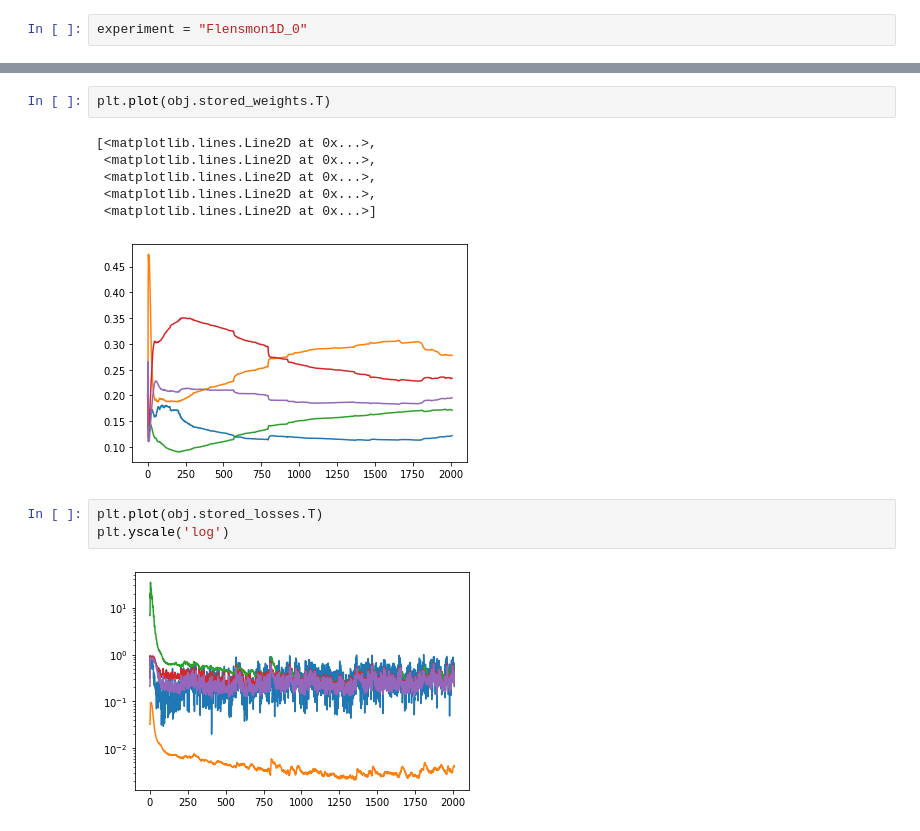
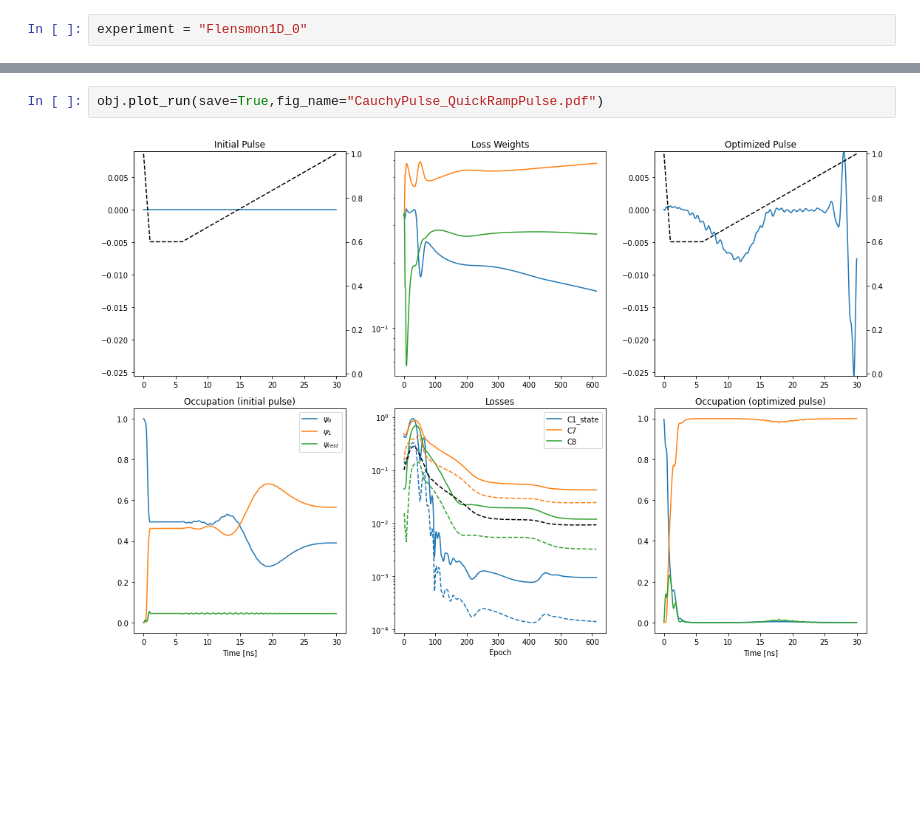
Before and after one commit to Vinther901/Quantum-Optimal-Control, a Jupyter notebook: 1DToyExample/RunExperiments.ipynb, the cells around one changed output, grey strips where cells are left out. Saved outputs shown, nothing was run; the diff lists cells and outputs as text; blank space fills up the shorter version.

```diff
--- a/1DToyExample/RunExperiments.ipynb
+++ b/1DToyExample/RunExperiments.ipynb
@@ -70,14 +70,4 @@ Ended at step: 4006, with loss: 0.3014911689754297 and runtime: 1381.94447350502
-# %%
-plt.plot(obj.stored_weights.T)
-# %% [output]
-[<matplotlib.lines.Line2D at 0x...>,
- <matplotlib.lines.Line2D at 0x...>,
- <matplotlib.lines.Line2D at 0x...>,
- <matplotlib.lines.Line2D at 0x...>,
- <matplotlib.lines.Line2D at 0x...>]
-[figure, removed]
-# %%
-plt.plot(obj.stored_losses.T)
-plt.yscale('log')
-# %% [output]
-[figure, removed]
+# %%
+obj.plot_run(save=True,fig_name="CauchyPulse_QuickRampPulse.pdf")
+# %% [output]
+[figure, added]
```
Also changed, not shown: parts of 32 cells of this notebook, 10 other files.
